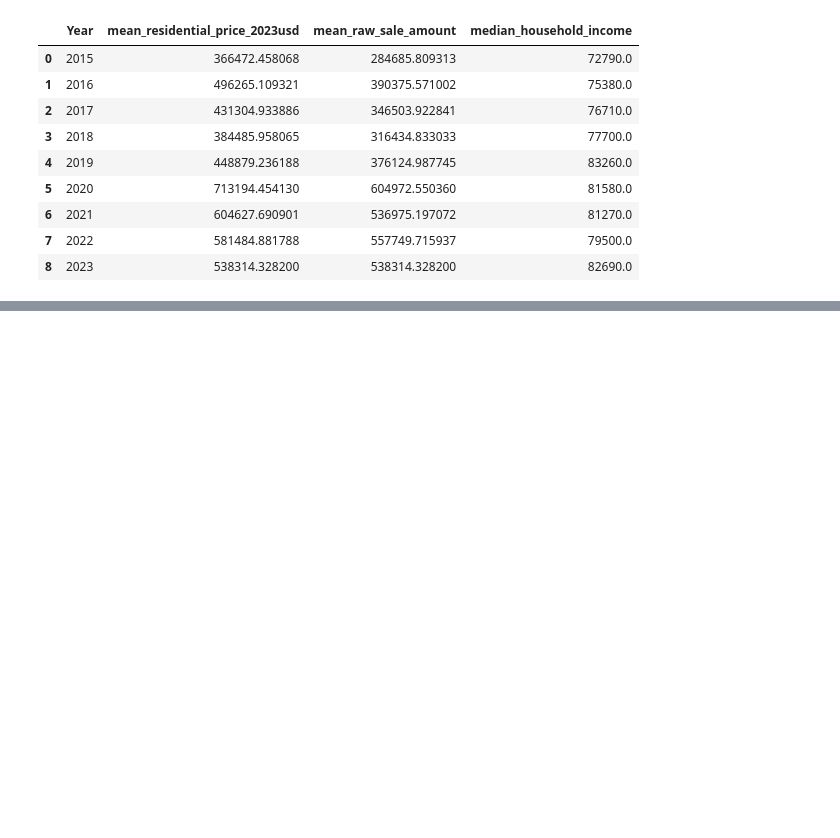
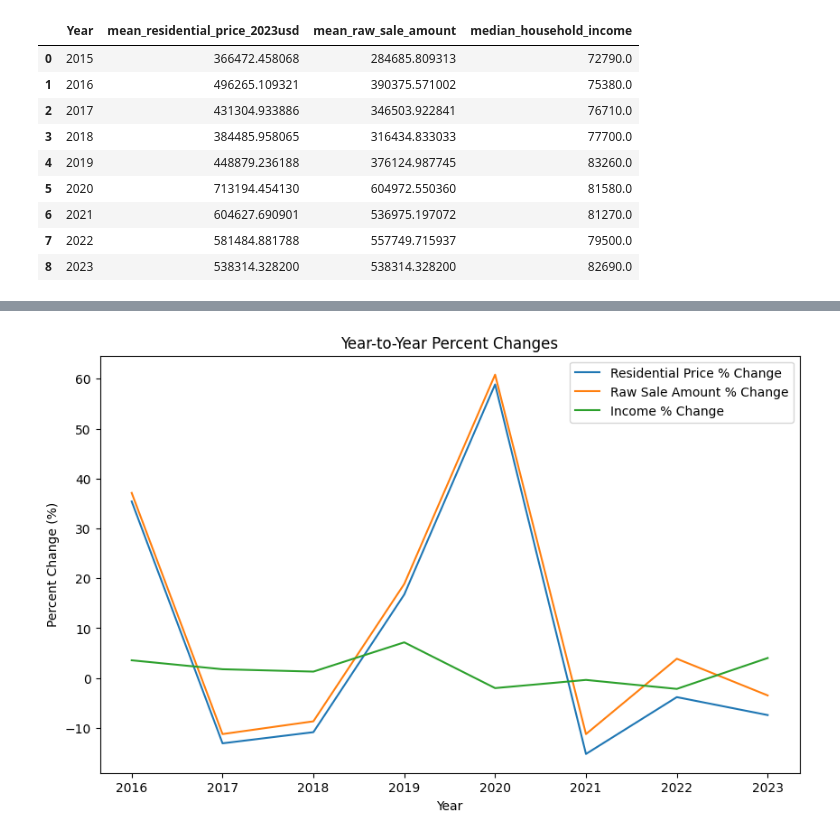
Before and after one commit to Arypn/-DS, a Jupyter notebook: is477_project.ipynb, the cells around one changed output, grey strips where cells are left out. Saved outputs shown, nothing was run; the diff lists cells and outputs as text; code cells hidden in the pictures; blank space fills up the shorter version.

Commit message:
Attempt on graphs and regression

```diff
--- a/is477_project.ipynb
+++ b/is477_project.ipynb
@@ -204,3 +231,8 @@ final_year_df
 | 6 | 2021 | 604627.690901 | 536975.197072 | 81270.0 |
 | 7 | 2022 | 581484.881788 | 557749.715937 | 79500.0 |
 | 8 | 2023 | 538314.328200 | 538314.328200 | 82690.0 |
+# %%
+#Yearly Percent Change
+
+pct_change_df = final_year_df.set_index("Year").pct_change() * 100
+pct_change_df
@@ -206,0 +251,16 @@ final_year_df
+# %%
+#Percent Change Graph
+pct_df = final_year_df.set_index("Year").pct_change() * 100
+
+plt.figure(figsize=(10,6))
+plt.plot(pct_df.index, pct_df["mean_residential_price_2023usd"], label="Residential Price % Change")
+plt.plot(pct_df.index, pct_df["mean_raw_sale_amount"], label="Raw Sale Amount % Change")
+plt.plot(pct_df.index, pct_df["median_household_income"], label="Income % Change")
+
+plt.xlabel("Year")
+plt.ylabel("Percent Change (%)")
+plt.title("Year-to-Year Percent Changes")
+plt.legend()
+plt.show()
+# %% [output]
+[figure, added]
```
Also changed, not shown: parts of 31 cells of this notebook.
